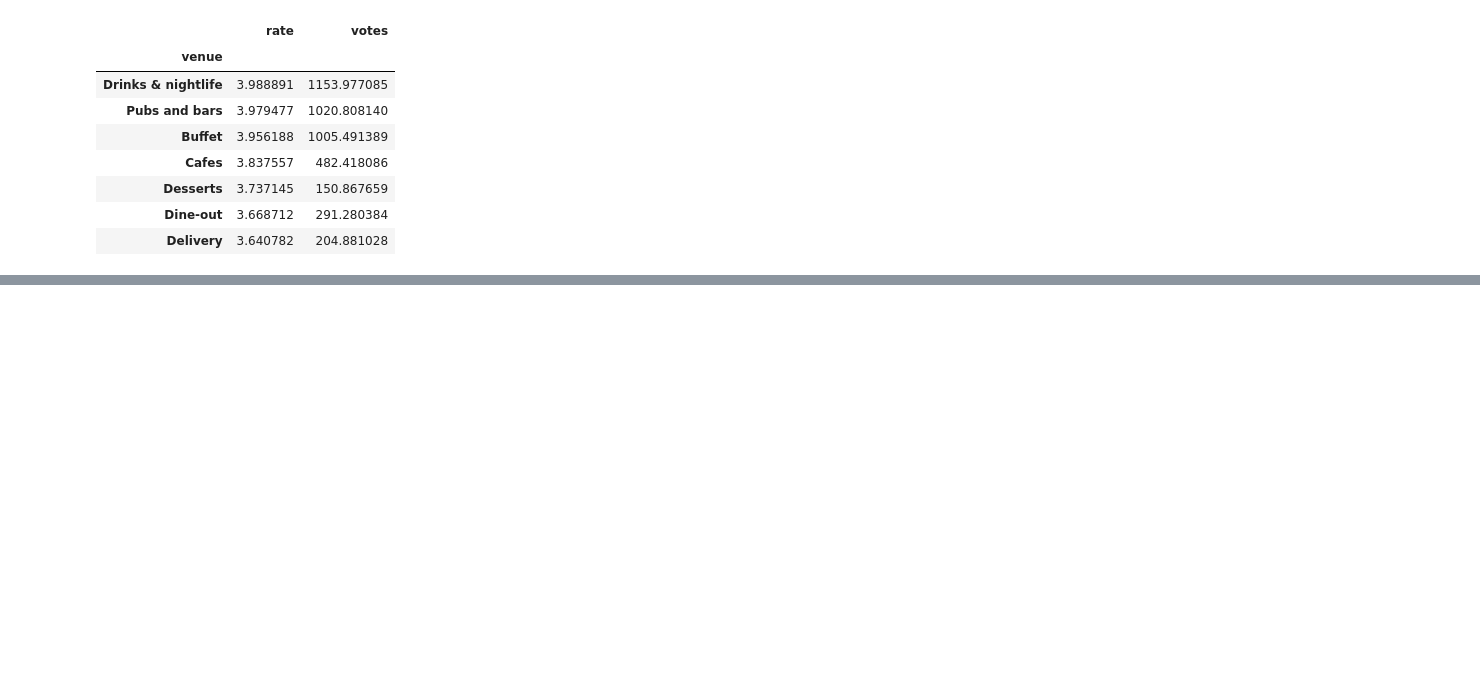
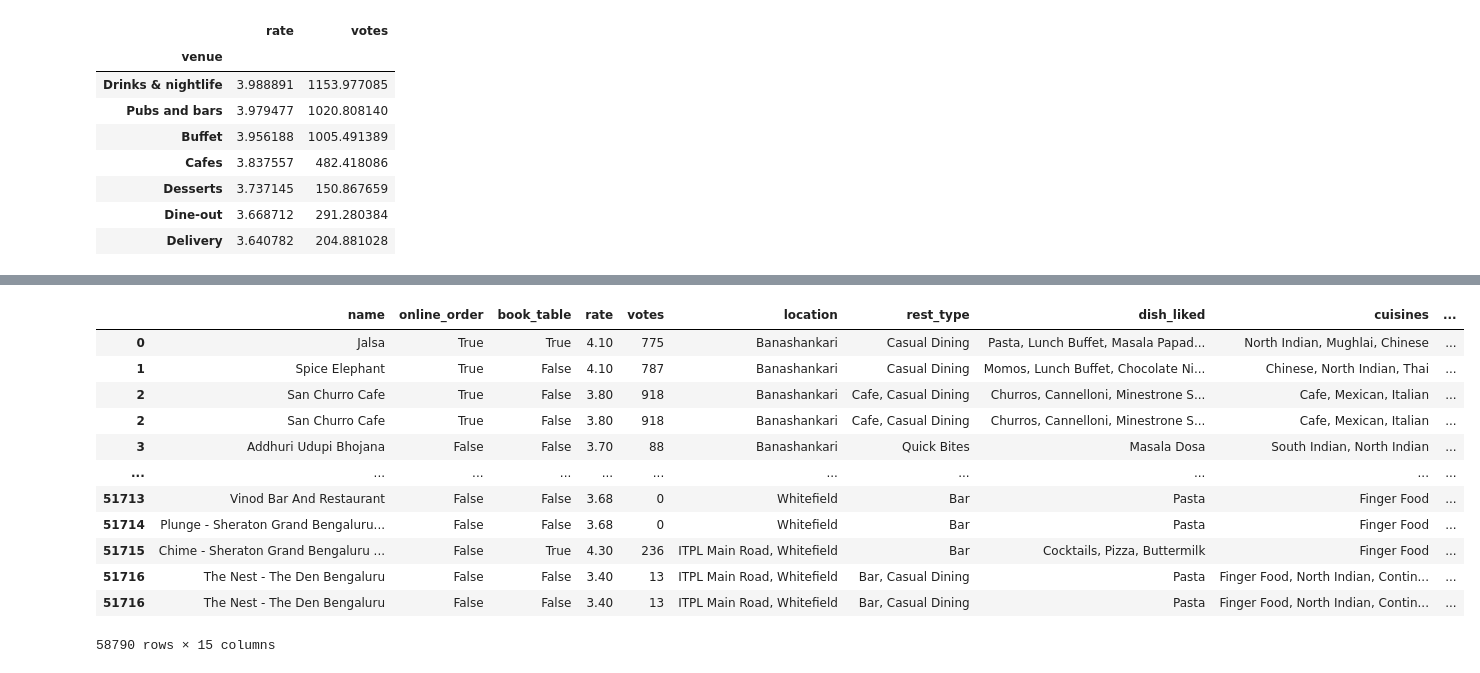
Before and after one commit to SaurabhSSB/bengaluru-restaurant-eda, a Jupyter notebook: 3_eda.ipynb, the cells around one changed output, grey strips where cells are left out. Cells and saved outputs as stored; diff of their text form; code cells hidden in the pictures; blank space fills up the shorter version.

```diff
--- a/3_eda.ipynb
+++ b/3_eda.ipynb
@@ -640,0 +709,18 @@ plt.show()
+# %%
+df.rest_type_list= df.rest_type.str.split(",\s*")
+df_exploded= df.explode('rest_type_list')
+df_exploded
+# %% [output]
+|  | name | online_order | book_table | rate | votes | location | rest_type | dish_liked | cuisines | ... |
+| 0 | Jalsa | True | True | 4.10 | 775 | Banashankari | Casual Dining | Pasta, Lunch Buffet, Masala Papad... | North Indian, Mughlai, Chinese | ... |
+| 1 | Spice Elephant | True | False | 4.10 | 787 | Banashankari | Casual Dining | Momos, Lunch Buffet, Chocolate Ni... | Chinese, North Indian, Thai | ... |
+| 2 | San Churro Cafe | True | False | 3.80 | 918 | Banashankari | Cafe, Casual Dining | Churros, Cannelloni, Minestrone S... | Cafe, Mexican, Italian | ... |
+| 2 | San Churro Cafe | True | False | 3.80 | 918 | Banashankari | Cafe, Casual Dining | Churros, Cannelloni, Minestrone S... | Cafe, Mexican, Italian | ... |
+| 3 | Addhuri Udupi Bhojana | False | False | 3.70 | 88 | Banashankari | Quick Bites | Masala Dosa | South Indian, North Indian | ... |
+| ... | ... | ... | ... | ... | ... | ... | ... | ... | ... | ... |
+| 51713 | Vinod Bar And Restaurant | False | False | 3.68 | 0 | Whitefield | Bar | Pasta | Finger Food | ... |
+| 51714 | Plunge - Sheraton Grand Bengaluru... | False | False | 3.68 | 0 | Whitefield | Bar | Pasta | Finger Food | ... |
+| 51715 | Chime - Sheraton Grand Bengaluru ... | False | True | 4.30 | 236 | ITPL Main Road, Whitefield | Bar | Cocktails, Pizza, Buttermilk | Finger Food | ... |
+| 51716 | The Nest - The Den Bengaluru | False | False | 3.40 | 13 | ITPL Main Road, Whitefield | Bar, Casual Dining | Pasta | Finger Food, North Indian, Contin... | ... |
+| 51716 | The Nest - The Den Bengaluru | False | False | 3.40 | 13 | ITPL Main Road, Whitefield | Bar, Casual Dining | Pasta | Finger Food, North Indian, Contin... | ... |
+58790 rows × 15 columns
```
Also changed, not shown: parts of 8 cells of this notebook.
